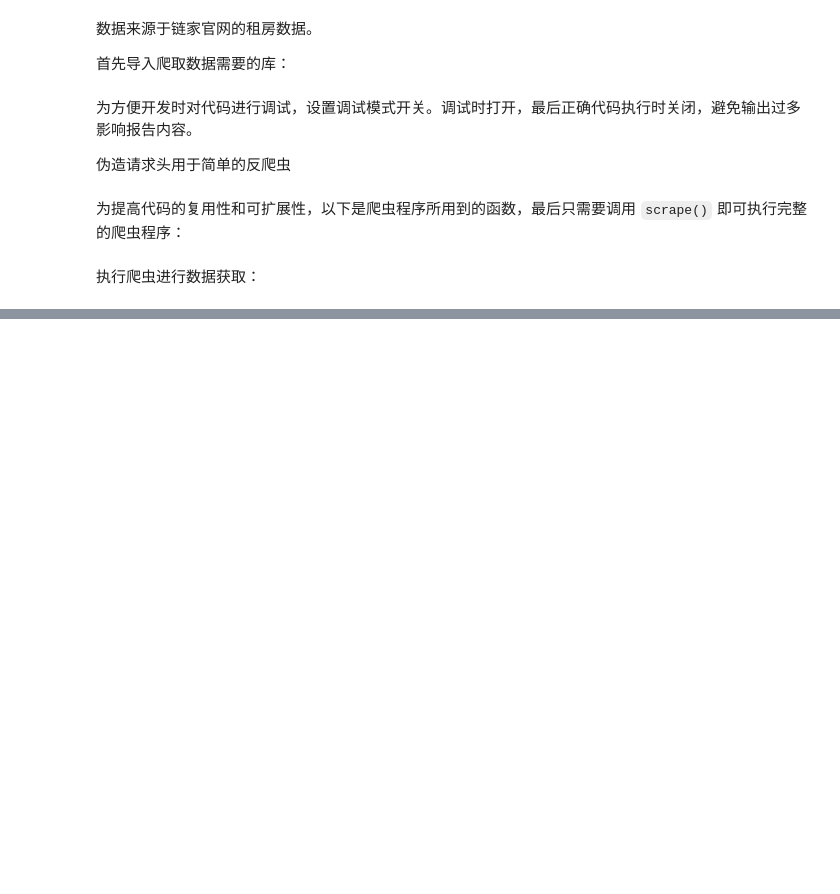
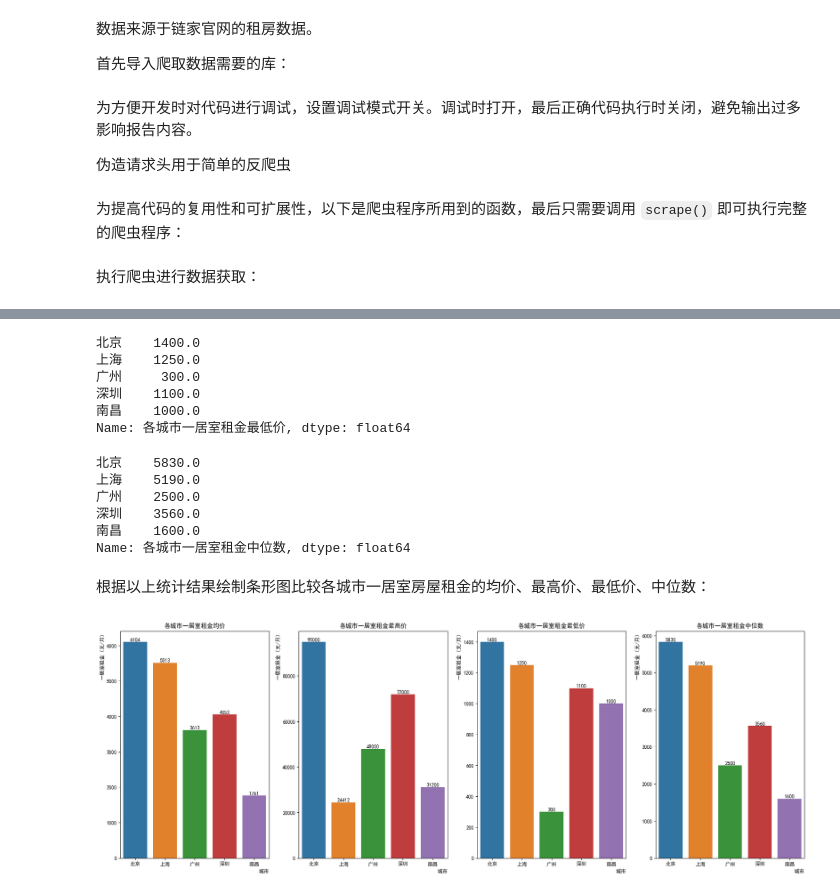
Before and after one commit to dsyislearning/bupt-py, a Jupyter notebook: project/final.ipynb, the cells around one changed output, grey strips where cells are left out. Saved outputs shown, nothing was run; the diff lists cells and outputs as text; code cells hidden in the pictures; blank space fills up the shorter version.

```diff
--- a/project/final.ipynb
+++ b/project/final.ipynb
@@ -202,0 +553,72 @@ scrape() # 启动爬虫程序
+# %%
+# 一居室的租金最低价
+one_room_price_min = pd.Series({
+    '北京': bj_df[
+                (bj_df['户型'].str.split('室').str[0] == '1') | \
+                (bj_df['户型'].str.split('房间').str[0] == '1')
+            ]['租金'].min(),
+    '上海': sh_df[
+                (sh_df['户型'].str.split('室').str[0] == '1') | \
+                (sh_df['户型'].str.split('房间').str[0] == '1')
+            ]['租金'].min(),
+    '广州': gz_df[
+                (gz_df['户型'].str.split('室').str[0] == '1') | \
+                (gz_df['户型'].str.split('房间').str[0] == '1')
+            ]['租金'].min(),
+    '深圳': sz_df[
+                (sz_df['户型'].str.split('室').str[0] == '1') | \
+                (sz_df['户型'].str.split('房间').str[0] == '1')
+            ]['租金'].min(),
+    '南昌': nc_df[
+                (nc_df['户型'].str.split('室').str[0] == '1') | \
+                (nc_df['户型'].str.split('房间').str[0] == '1')
+            ]['租金'].min()
+}, name='各城市一居室租金最低价')
+one_room_price_min
+# %% [output]
+北京    1400.0
+上海    1250.0
+广州     300.0
+深圳    1100.0
+南昌    1000.0
+Name: 各城市一居室租金最低价, dtype: float64
+# %%
+# 一居室的租金中位数
+one_room_price_median = pd.Series({
+    '北京': bj_df[
+                (bj_df['户型'].str.split('室').str[0] == '1') | \
+                (bj_df['户型'].str.split('房间').str[0] == '1')
+            ]['租金'].median(),
+    '上海': sh_df[
+                (sh_df['户型'].str.split('室').str[0] == '1') | \
+                (sh_df['户型'].str.split('房间').str[0] == '1')
+            ]['租金'].median(),
+    '广州': gz_df[
+                (gz_df['户型'].str.split('室').str[0] == '1') | \
+                (gz_df['户型'].str.split('房间').str[0] == '1')
+            ]['租金'].median(),
+    '深圳': sz_df[
+                (sz_df['户型'].str.split('室').str[0] == '1') | \
+                (sz_df['户型'].str.split('房间').str[0] == '1')
+            ]['租金'].median(),
+    '南昌': nc_df[
+                (nc_df['户型'].str.split('室').str[0] == '1') | \
+                (nc_df['户型'].str.split('房间').str[0] == '1')
+            ]['租金'].median()
+}, name='各城市一居室租金中位数')
+one_room_price_median
+# %% [output]
+北京    5830.0
+上海    5190.0
+广州    2500.0
+深圳    3560.0
+南昌    1600.0
+Name: 各城市一居室租金中位数, dtype: float64
+# %% [markdown]
+根据以上统计结果绘制条形图比较各城市一居室房屋租金的均价、最高价、最低价、中位数：
+# %%
+# 绘制柱状图，比较各城市的一居室租金均价、最高价、最低价、中位数
+data = [one_room_price_avg, one_room_price_max, one_room_price_min, one_room_price_median]
+plot_avg_max_min_median_comparison(data, '城市', '一居室租金（元/月）')
+# %% [output]
+[figure, added]
```
Also changed, not shown: parts of 155 cells of this notebook.
